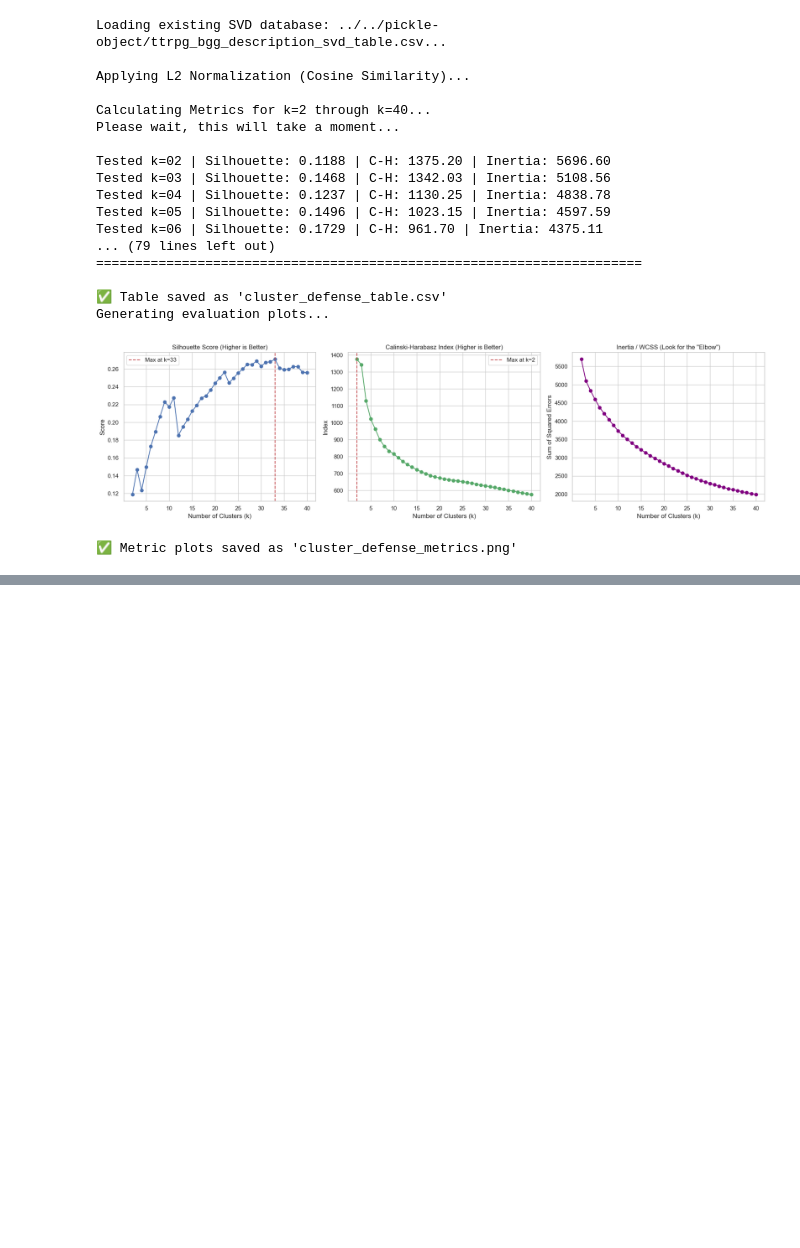
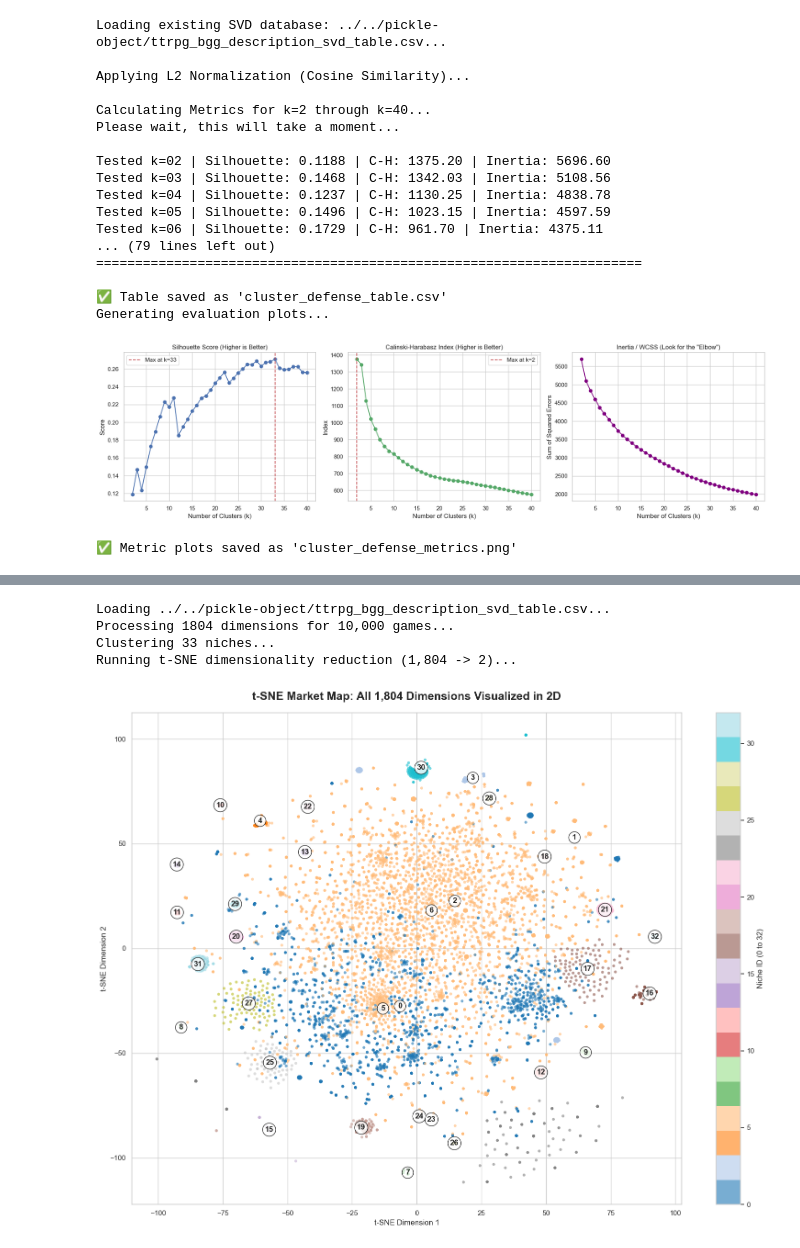
Before and after one commit to qigol/ml1-project-lt4, a Jupyter notebook: working-notebooks/marc/heirarical_prediction.ipynb, the cells around one changed output, grey strips where cells are left out. Cells and saved outputs as stored; diff of their text form; code cells hidden in the pictures; blank space fills up the shorter version.

```diff
--- a/working-notebooks/marc/heirarical_prediction.ipynb
+++ b/working-notebooks/marc/heirarical_prediction.ipynb
@@ -353,0 +341,79 @@ The Lost Universe            1.0                  2
+# %%
+import pandas as pd
+import matplotlib.pyplot as plt
+import seaborn as sns
+from sklearn.manifold import TSNE
+from sklearn.preprocessing import Normalizer
+from sklearn.cluster import AgglomerativeClustering
+import warnings
+
+warnings.filterwarnings('ignore')
+
+# 1. Load the REAL, uncorrupted dataset (1,804 SVD dimensions)
+full_file = '../../pickle-object/ttrpg_bgg_description_svd_table.csv'
+print(f"Loading {full_file}...")
+df = pd.read_csv(full_file)
+
+# 2. Extract and Normalize ALL SVD dimensions
+svd_cols = [col for col in df.columns if col.startswith('SV_')]
+X = df[svd_cols].fillna(0)
+
+print(f"Processing {len(svd_cols)} dimensions for 10,000 games...")
+X_scaled = Normalizer(norm='l2').fit_transform(X)
+
+# 3. Run Agglomerative Clustering (k=33) on the full 1,804 dims
+print("Clustering 33 niches...")
+clusterer = AgglomerativeClustering(n_clusters=33, linkage='ward')
+df['True_Niche_ID'] = clusterer.fit_predict(X_scaled)
+
+# 4. Run t-SNE (The magic step that "sees" all dimensions)
+# NOTE: This may take 2-5 minutes depending on your CPU.
+print("Running t-SNE dimensionality reduction (1,804 -> 2)...")
+tsne = TSNE(n_components=2, perplexity=40, random_state=42, init='pca', learning_rate='auto')
+tsne_results = tsne.fit_transform(X_scaled)
+
+# Store results for plotting
+df['tsne_1'] = tsne_results[:, 0]
+df['tsne_2'] = tsne_results[:, 1]
+
+# 5. Create the Final Presentation Scatterplot
+plt.figure(figsize=(16, 12))
+sns.set_theme(style="whitegrid")
+
+# Plot all 10,000 points colored by the Niche ID
+scatter = plt.scatter(
+    df['tsne_1'],
+    df['tsne_2'],
+    c=df['True_Niche_ID'],
+    cmap='tab20',
+    s=20,
+    alpha=0.6,
+    edgecolors='none'
+)
+
+# 6. Add Cluster Number Labels at the centroids
+centroids = df.groupby('True_Niche_ID')[['tsne_1', 'tsne_2']].mean()
+for idx, row in centroids.iterrows():
+    plt.annotate(
+        str(int(idx)),
+        (row['tsne_1'], row['tsne_2']),
+        fontsize=12, ha='center', va='center', fontweight='bold',
+        bbox=dict(boxstyle='circle,pad=0.3', fc='white', alpha=0.8, ec='black')
+    )
+
+plt.title('t-SNE Market Map: All 1,804 Dimensions Visualized in 2D', fontsize=18, fontweight='bold', pad=20)
+plt.xlabel('t-SNE Dimension 1', fontsize=12)
+plt.ylabel('t-SNE Dimension 2', fontsize=12)
+
+# Add colorbar for clarity
+cbar = plt.colorbar(scatter)
+cbar.set_label('Niche ID (0 to 32)', fontsize=12)
+
+plt.tight_layout()
+plt.show()
+# %% [output]
+Loading ../../pickle-object/ttrpg_bgg_description_svd_table.csv...
+Processing 1804 dimensions for 10,000 games...
+Clustering 33 niches...
+Running t-SNE dimensionality reduction (1,804 -> 2)...
+[figure, added]
```
Also changed, not shown: parts of 2 cells of this notebook, 3 other files.
